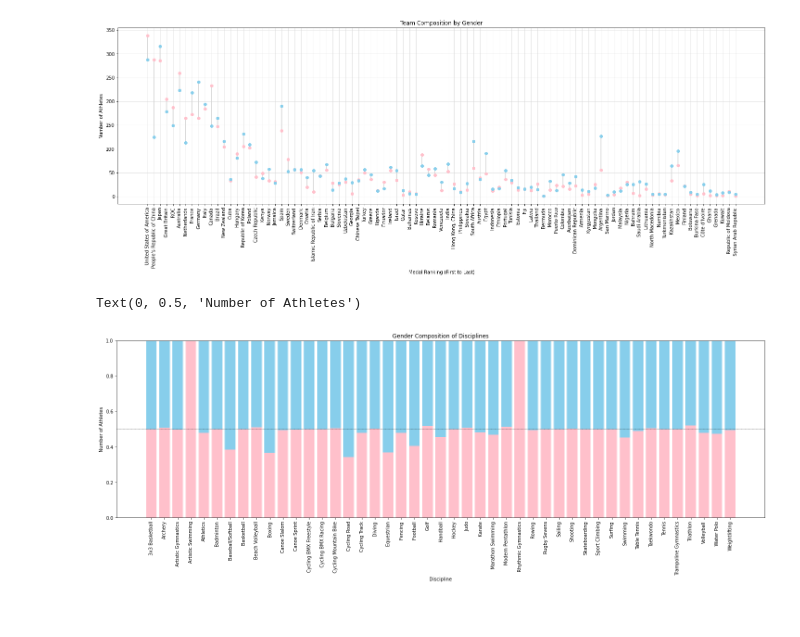
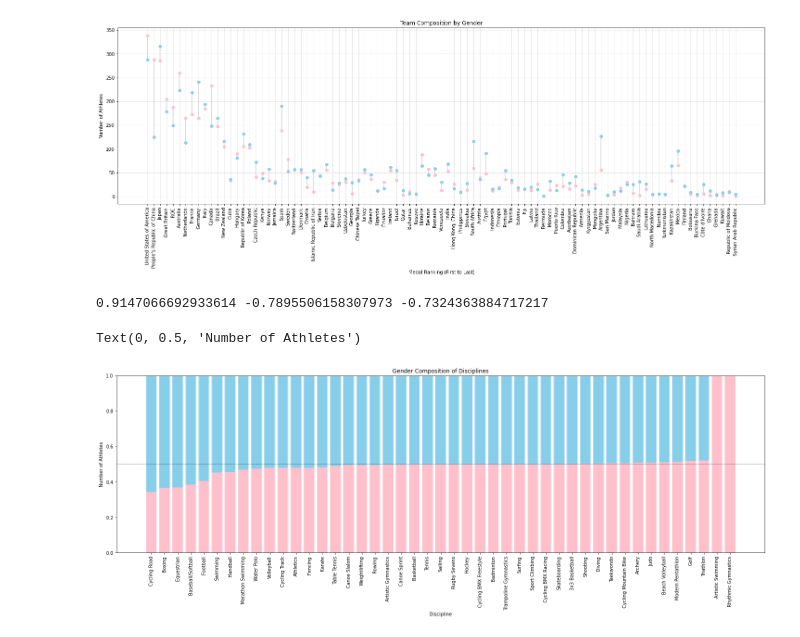
Before and after one commit to denaliazhi/INCOMPLETE-analyzing_Tokyo_Olympics, a Jupyter notebook: scraping-tokyo-olympics.ipynb, the cells around one changed output. Saved outputs shown, nothing was run; the diff lists cells and outputs as text; code cells hidden in the pictures.

```diff
--- a/scraping-tokyo-olympics.ipynb
+++ b/scraping-tokyo-olympics.ipynb
@@ -221,6 +206,19 @@ plt.grid(color='lightgrey', linewidth=0.5)
 plt.show()
 # %% [output]
 [figure]
+# %%
+# Correlation between team size and athlete genders, using Pandas
+r_1 = totals["Athletes_F"].corr(totals["Athletes_M"])
+
+# Between size of female athlete team and country medal ranking
+r_2 = totals["Athletes_F"].corr(totals["index"])
+
+# Between size of male athlete team and country medal ranking
+r_3 = totals["Athletes_M"].corr(totals["index"])
+
+print(r_1, r_2, r_3)
+# %% [output]
+0.9147066692933614 -0.7895506158307973 -0.7324363884717217
 # %%
 disciplines = data.groupby(["Discipline"]).sum()
 disciplines.reset_index(inplace=True)
@@ -240,15 +238,17 @@ while i < len(disciplines):
 disciplines = disciplines.assign(F_Ratio = f)
 disciplines = disciplines.assign(M_Ratio = m)
 # %%
+disciplines = disciplines.sort_values('F_Ratio')
+
 fig, axs = plt.subplots(figsize = (25,7))
 plt.bar(disciplines["Discipline"], disciplines["F_Ratio"], color="pink")
 plt.bar(disciplines["Discipline"], disciplines["M_Ratio"], color="skyblue", bottom= disciplines["F_Ratio"])
 axs.axhline(y=0.5, c="black", ls="--", lw="0.5")
 
 plt.xticks(rotation=90)
 plt.title("Gender Composition of Disciplines")
 plt.xlabel("Discipline")
 plt.ylabel("Number of Athletes")
 # %% [output]
 Text(0, 0.5, 'Number of Athletes')
-[figure, old version]
+[figure, new version]
```
Also changed, not shown: parts of 15 cells of this notebook.
